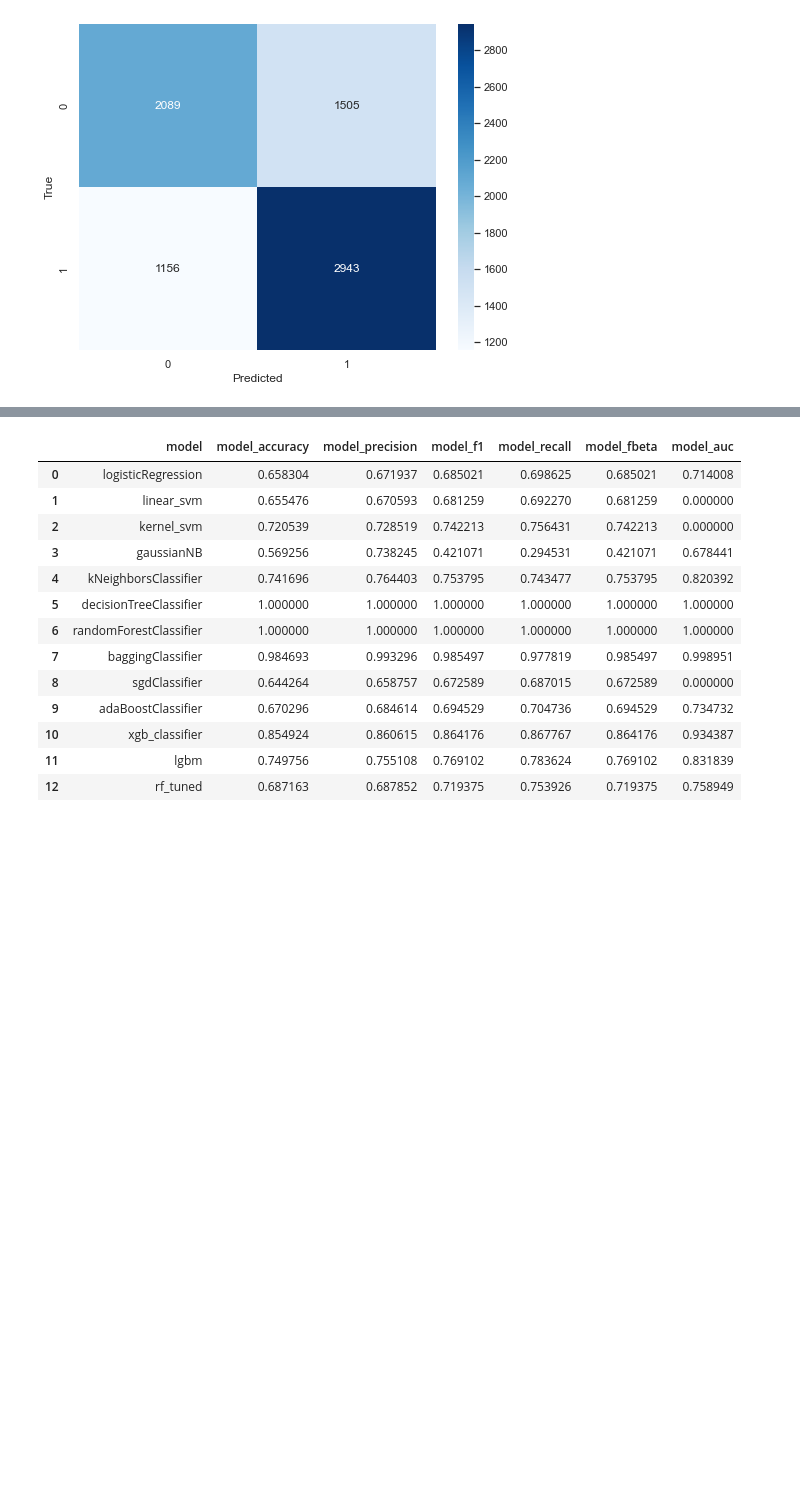
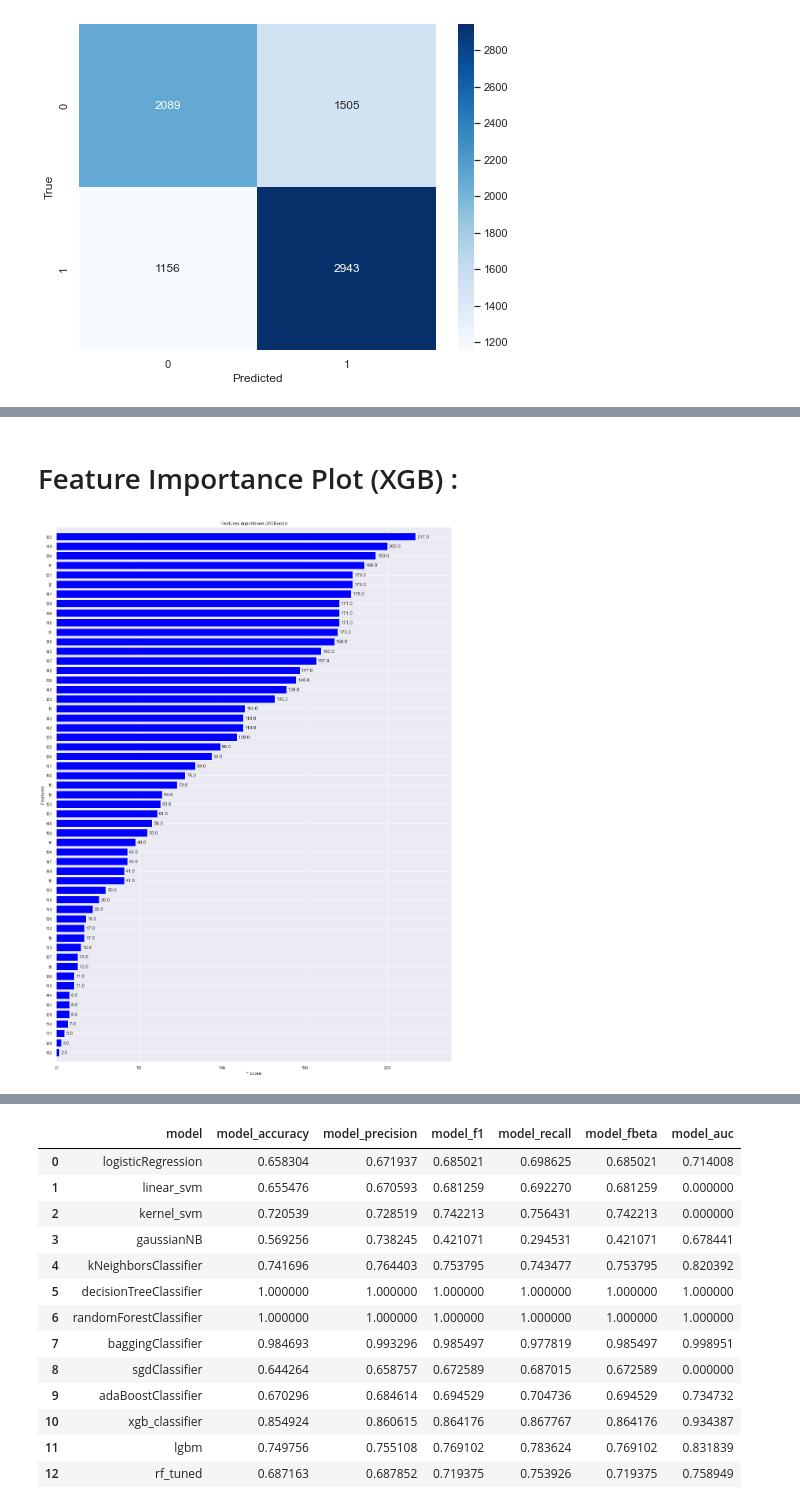
Before and after one commit to laksath/cogoport-assessment, a Jupyter notebook: python_assessment/Online News Popularity/OnlineNewsPopularity-Classifier.ipynb, the cells around one changed output, grey strips where cells are left out. Saved outputs shown, nothing was run; the diff lists cells and outputs as text; code cells hidden in the pictures; blank space fills up the shorter version.

Commit message:
Completed Adding Details to Online News Classifier and Credit Card

```diff
--- a/python_assessment/Online News Popularity/OnlineNewsPopularity-Classifier.ipynb
+++ b/python_assessment/Online News Popularity/OnlineNewsPopularity-Classifier.ipynb
@@ -1003,0 +1022,8 @@ weighted avg       0.65      0.65      0.65      7693
+# %% [markdown]
+# Feature Importance Plot (XGB) :
+# %%
+fig, (ax) = plt.subplots(ncols=1, figsize=(18,25))
+xgb.plot_importance(xgb_classifier, height=0.8, title="Features importance (XGBoost)", ax=ax, color="blue")
+plt.show()
+# %% [output]
+[figure, added]
```
Also changed, not shown: parts of 139 cells of this notebook, 2 other files.
